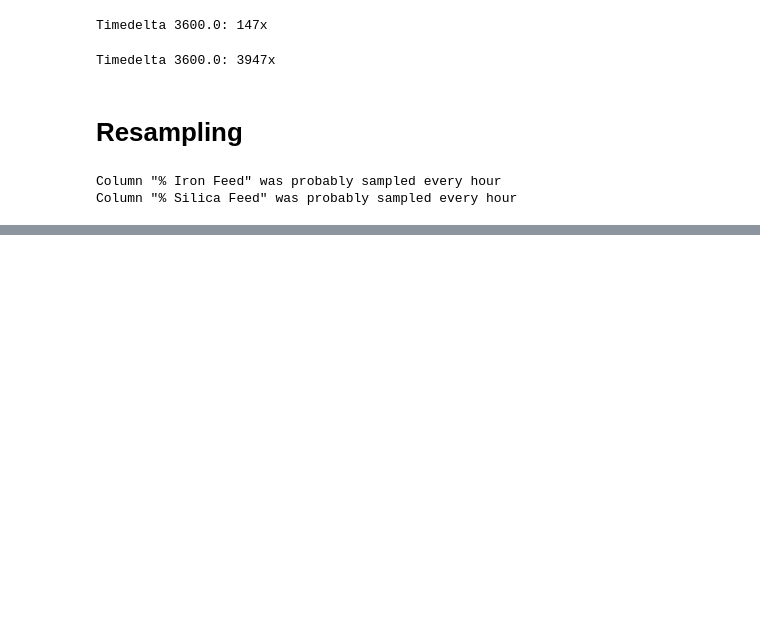
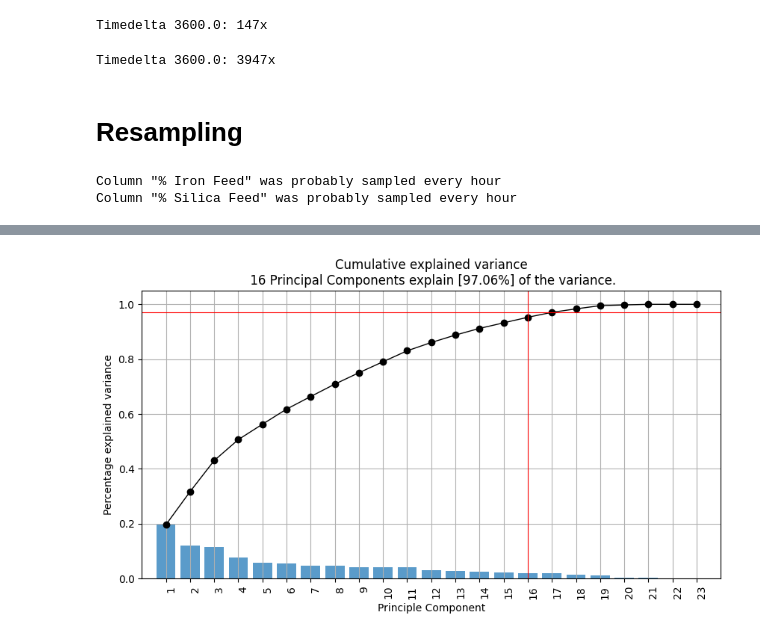
Before and after one commit to Unexp1ainable/ADAML-Project1, a Jupyter notebook: project.ipynb, the cells around one changed output, grey strips where cells are left out. Cells and saved outputs as stored; diff of their text form; code cells hidden in the pictures; blank space fills up the shorter version.

```diff
--- a/project.ipynb
+++ b/project.ipynb
@@ -200,0 +205,16 @@ Resampling column 2/3
+# %%
+dataset_big.reset_index(drop=True, inplace=True)
+
+dataset_small_wo_date = dataset_small.drop("date", axis=1)
+dataset_big_wo_date = dataset_big.drop("date", axis=1)
+# %%
+import pca
+
+model_small = pca.pca(normalize=True)
+out = model_small.fit_transform(dataset_small_wo_date, verbose=0)
+# %%
+fig, ax = plt.subplots()
+model_small.plot(fig=fig,ax=ax)
+plt.show()
+# %% [output]
+[figure, added]
```
Also changed, not shown: parts of 7 cells of this notebook, 1 other file.
